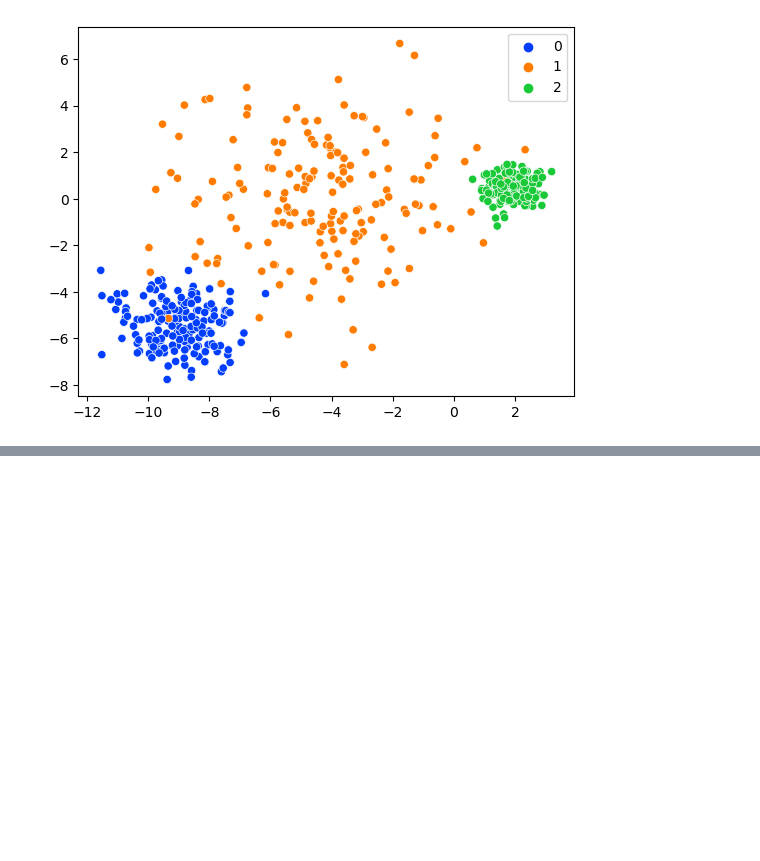
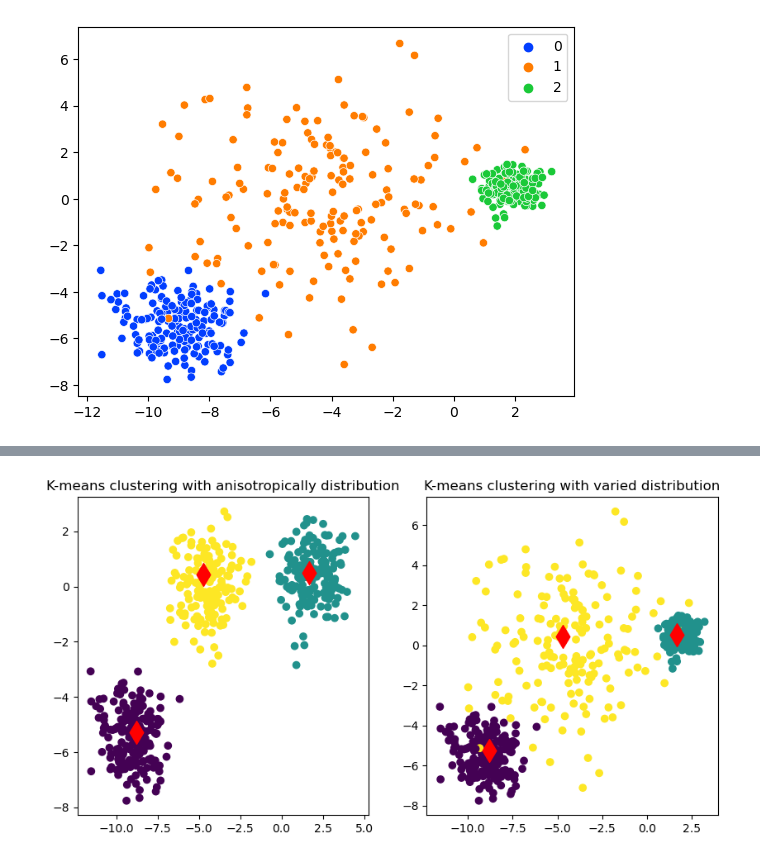
Before and after one commit to jmontoyavallejo/Clustering-project, a Jupyter notebook: sumary.ipynb, the cells around one changed output, grey strips where cells are left out. Cells and saved outputs as stored; diff of their text form; code cells hidden in the pictures; blank space fills up the shorter version.

```diff
--- a/sumary.ipynb
+++ b/sumary.ipynb
@@ -313,0 +320,22 @@ ModuleNotFoundError: No module named 'sklearn_extra'
+# %%
+import numpy as np
+import matplotlib.pyplot as plt
+from sklearn import datasets
+from sklearn.cluster import DBSCAN
+
+from sklearn.cluster import KMeans
+
+kmeans = KMeans(n_clusters=3, random_state=random_state)
+y_pred_Anisotropically_distributed = kmeans.fit_predict(X)
+y_pred_varied = kmeans.fit_predict(varied[0])
+
+fig, (ax1, ax2) = plt.subplots(1, 2, figsize=(10, 5))
+ax1.scatter(X[:, 0], X[:, 1], c=y_pred_Anisotropically_distributed)
+ax1.scatter(kmeans.cluster_centers_[:, 0], kmeans.cluster_centers_[:, 1], marker='d', s=200, c='r')
+ax1.set_title('K-means clustering with anisotropically distribution')
+ax2.scatter(varied[0][:,0], varied[0][:,1], c=y_pred_Anisotropically_distributed)
+ax2.scatter(kmeans.cluster_centers_[:, 0], kmeans.cluster_centers_[:, 1], marker='d', s=200, c='r')
+ax2.set_title('K-means clustering with varied distribution')
+plt.show()
+# %% [output]
+[figure, added]
```
Also changed, not shown: parts of 8 cells of this notebook, 3 other files.
